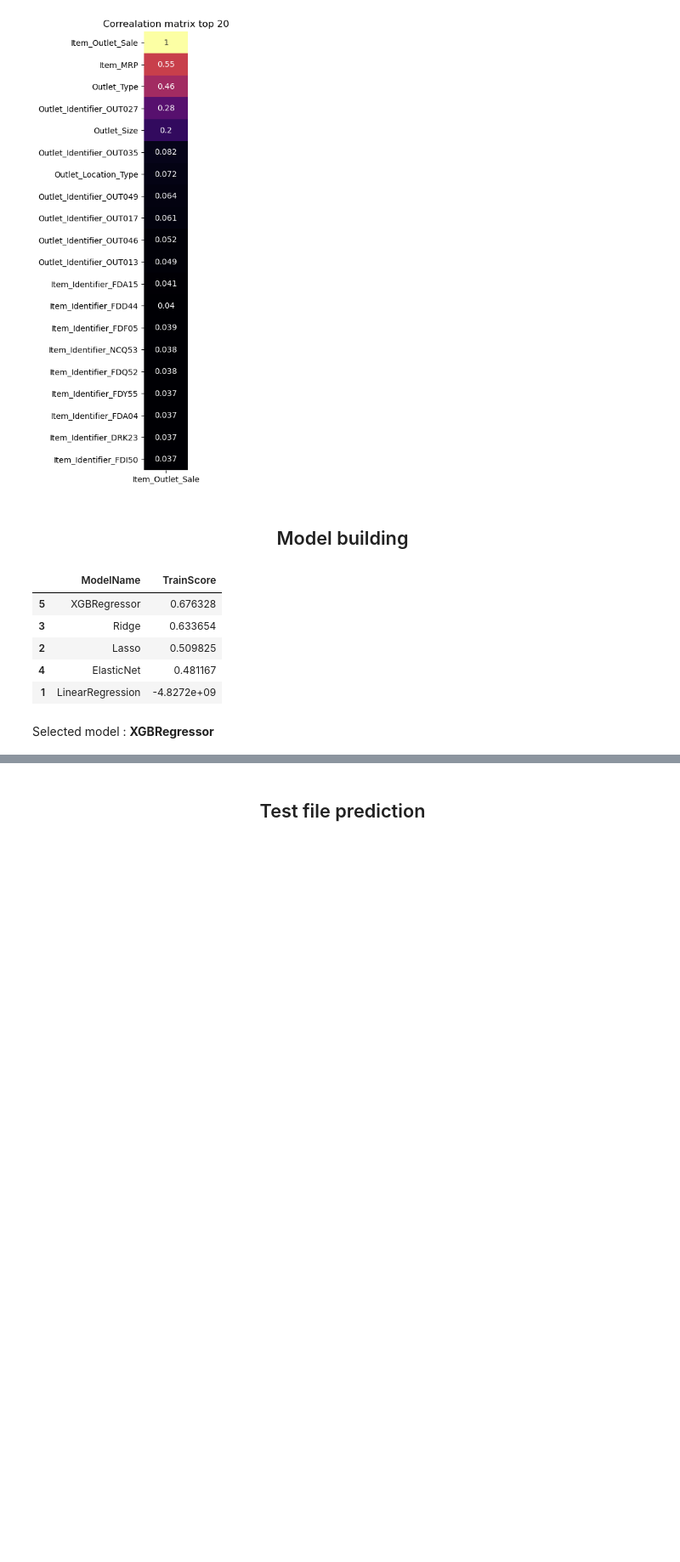
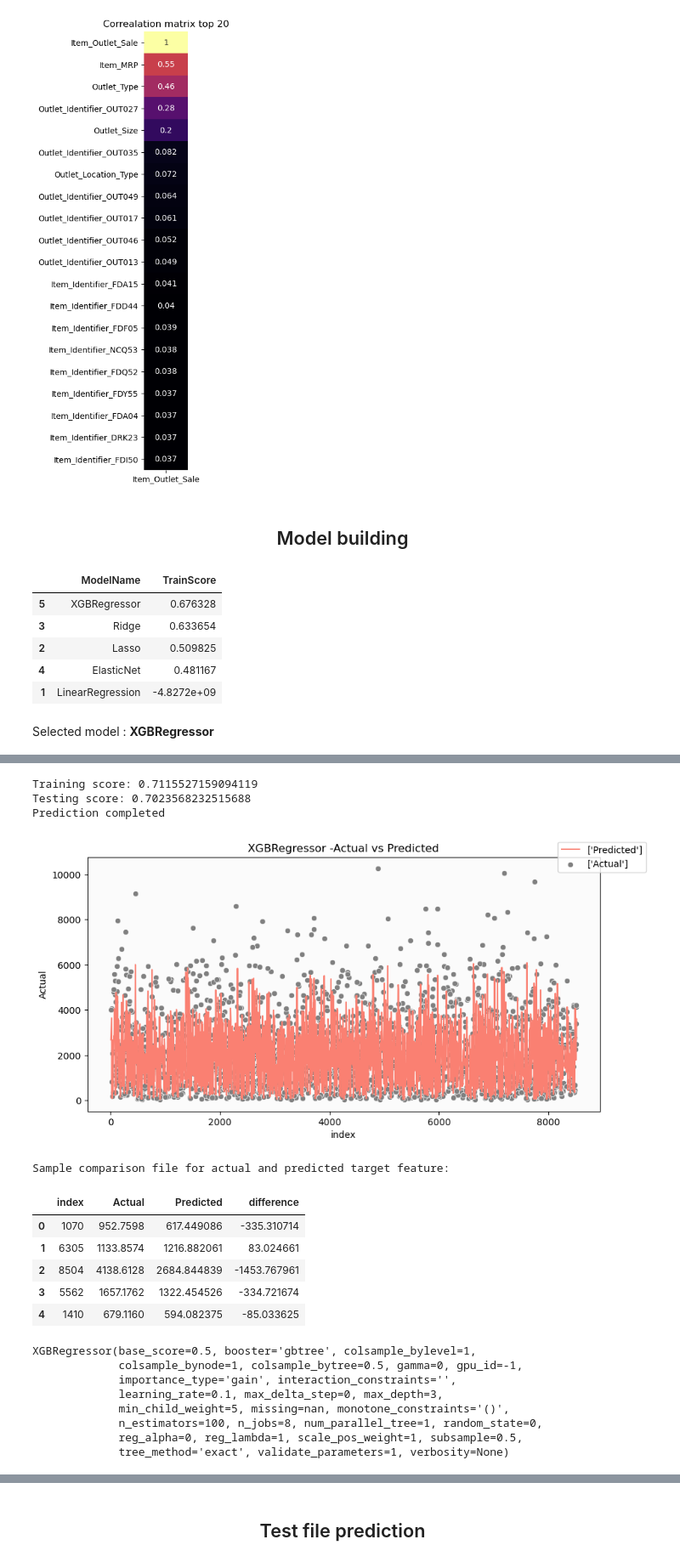
Before and after one commit to ajithcl/BigmartSalesPrediction, a Jupyter notebook: BigmartSalesPrediction.ipynb, the cells around one changed output, grey strips where cells are left out. Shown at 85% size. Saved outputs shown, nothing was run; the diff lists cells and outputs as text; code cells hidden in the pictures; blank space fills up the shorter version.

```diff
--- a/BigmartSalesPrediction.ipynb
+++ b/BigmartSalesPrediction.ipynb
@@ -1590,0 +1659,26 @@ Sample comparison file for actual and predicted target feature:
+# %%
+evaluate_model(selected_model,
+                          x_train,
+                          y_train,
+                          x_test,
+                          y_test)
+# %% [output]
+Training score: 0.7115527159094119
+Testing score: 0.7023568232515688
+Prediction completed
+[figure, added]
+Sample comparison file for actual and predicted target feature:
+|  | index | Actual | Predicted | difference |
+| 0 | 1070 | 952.7598 | 617.449086 | -335.310714 |
+| 1 | 6305 | 1133.8574 | 1216.882061 | 83.024661 |
+| 2 | 8504 | 4138.6128 | 2684.844839 | -1453.767961 |
+| 3 | 5562 | 1657.1762 | 1322.454526 | -334.721674 |
+| 4 | 1410 | 679.1160 | 594.082375 | -85.033625 |
+XGBRegressor(base_score=0.5, booster='gbtree', colsample_bylevel=1,
+             colsample_bynode=1, colsample_bytree=0.5, gamma=0, gpu_id=-1,
+             importance_type='gain', interaction_constraints='',
+             learning_rate=0.1, max_delta_step=0, max_depth=3,
+             min_child_weight=5, missing=nan, monotone_constraints='()',
+             n_estimators=100, n_jobs=8, num_parallel_tree=1, random_state=0,
+             reg_alpha=0, reg_lambda=1, scale_pos_weight=1, subsample=0.5,
+             tree_method='exact', validate_parameters=1, verbosity=None)
```
Also changed, not shown: parts of 13 cells of this notebook, 1 other file.
